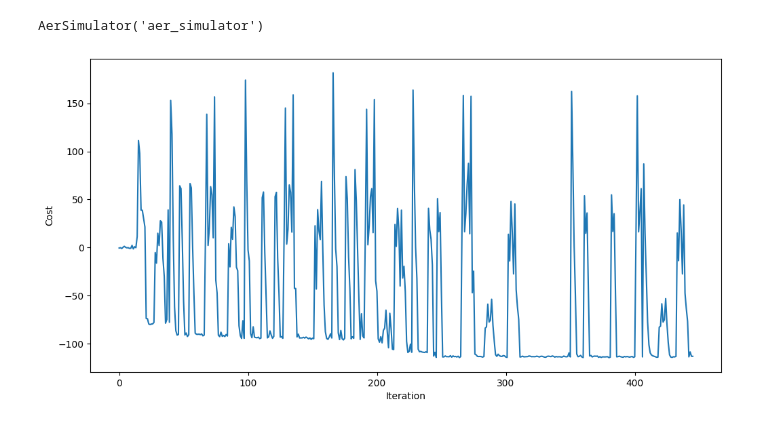
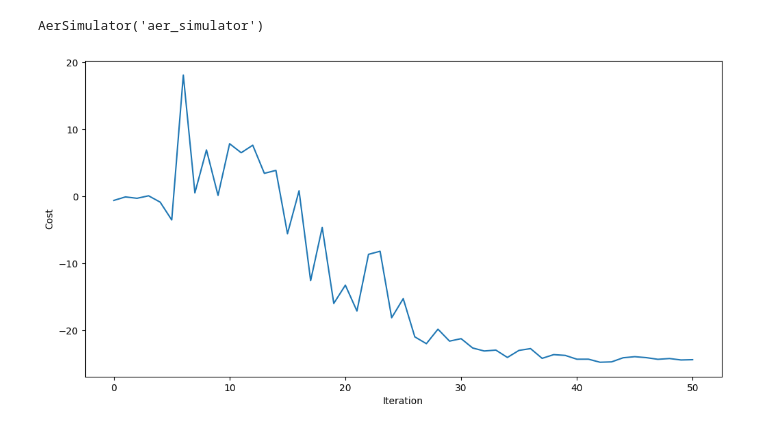
Before and after one commit to Charipi/CMSC457_Final, a Jupyter notebook: research.ipynb, the cells around one changed output. Saved outputs shown, nothing was run; the diff lists cells and outputs as text; code cells hidden in the pictures.

```diff
--- a/research.ipynb
+++ b/research.ipynb
@@ -57,4 +86,7 @@ print(e_h)
 # %%
+def degree(graph, vertex):
+    return np.sum(graph[vertex])
+
 # Constructing Q
 Q = np.zeros((m*n, m*n))
 for i in range(m):
@@ -73,6 +105,6 @@ for i in range(m):
     for j in range(start, end):
         for k in range(start, end):
             if j != k:
-                Q[j, k] -= m # penalty of m outweighs the highest possible reward for assigning an input to two outputs
+                Q[j, k] -= degree(e_g, i) # penalty of m outweighs the highest possible reward for assigning an input to two outputs
 print(Q)
 # %% [output]
@@ -136,7 +175,7 @@ Cost Function Hamiltonian: SparsePauliOp(['ZZIIIIIIIIIIIII', 'ZIZIIIIIIIIIIII',
 # %%
 from qiskit.circuit.library import QAOAAnsatz
 
-reps = 3
+reps = 2
 circuit = QAOAAnsatz(cost_operator=cost_hamiltonian, reps=reps)
 circuit.measure_all()
 
@@ -198,36 +237,36 @@ def cost_func_estimator(params, ansatz, hamiltonian, estimator):
 # %%
 from qiskit_ibm_runtime import Session, EstimatorV2 as Estimator
 from scipy.optimize import minimize
 import matplotlib.pyplot as plt
 
 objective_func_vals = [] # Global variable
 with Session(backend=backend) as session:
     # If using qiskit-ibm-runtime<0.24.0, change `mode=` to `session=`
     estimator = Estimator(mode=session)
     # estimator.options.default_shots = 1000
 
     # Set simple error suppression/mitigation options
     # estimator.options.dynamical_decoupling.enable = True
     # estimator.options.dynamical_decoupling.sequence_type = "XY4"
     # estimator.options.twirling.enable_gates = True
     # estimator.options.twirling.num_randomizations = "auto"
 
     result = minimize(
         cost_func_estimator,
         init_params,
         args=(candidate_circuit, cost_hamiltonian, estimator),
-        method="Powell",
-        tol=1e-2,
+        method="COBYLA",
+        tol=1e-3,
     )
     #print(result)
 
 plt.figure(figsize=(12, 6))
 plt.plot(objective_func_vals)
 plt.xlabel("Iteration")
 plt.ylabel("Cost")
 plt.show()
 # %% [output]
-[figure, old version]
+[figure, new version]
 # %%
 optimized_circuit = candidate_circuit.assign_parameters(result.x)
 #optimized_circuit.draw('mpl', fold=False, idle_wires=False)
```
Also changed, not shown: parts of 11 cells of this notebook.
